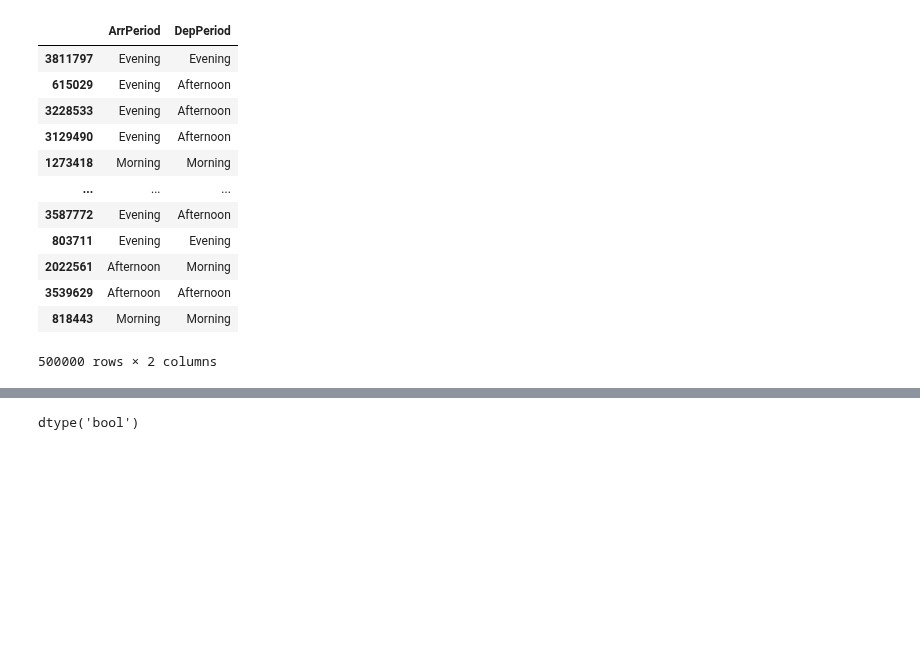
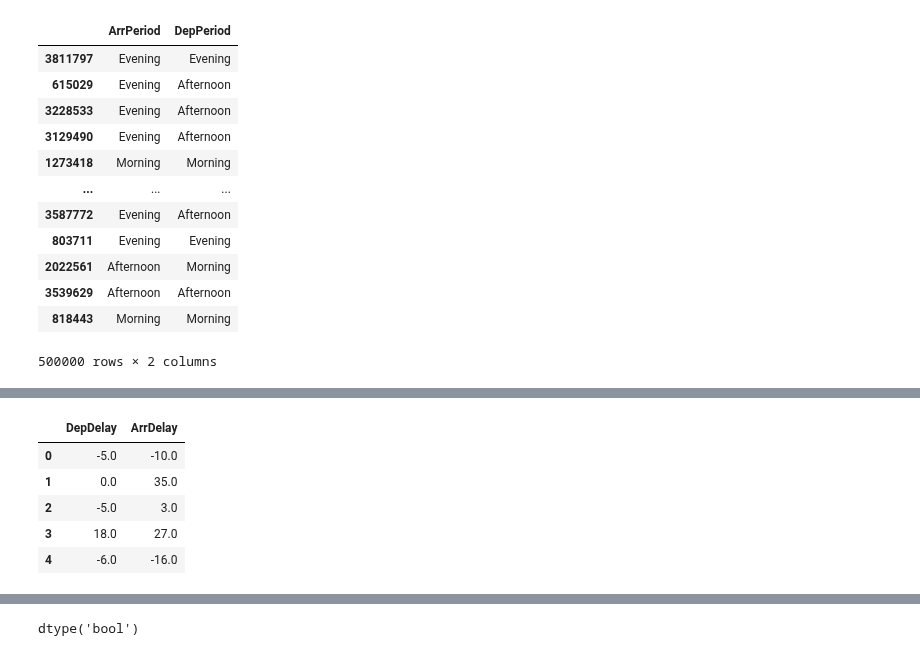
Before and after one commit to Diegomca98/final-project, a Jupyter notebook: src/project.ipynb, the cells around one changed output, grey strips where cells are left out. Drawn from its saved outputs; the diff is of its cells as text; code cells hidden in the pictures; blank space fills up the shorter version.

```diff
--- a/src/project.ipynb
+++ b/src/project.ipynb
@@ -337,4 +345,13 @@ Index(['Airline', 'Cancelled', 'DepDelay', 'ArrDelayMinutes', 'AirTime',
       dtype='object')
+# %%
+data[['DepDelay', 'ArrDelay']].head()
+# %% [output]
+|  | DepDelay | ArrDelay |
+| 0 | -5.0 | -10.0 |
+| 1 | 0.0 | 35.0 |
+| 2 | -5.0 | 3.0 |
+| 3 | 18.0 | 27.0 |
+| 4 | -6.0 | -16.0 |
 # %%
 data.head()
 # %% [output]
```
Also changed, not shown: parts of 12 cells of this notebook.
